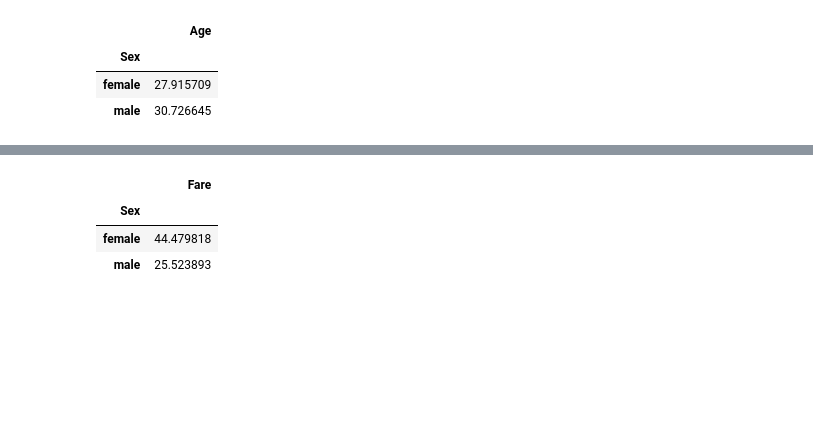
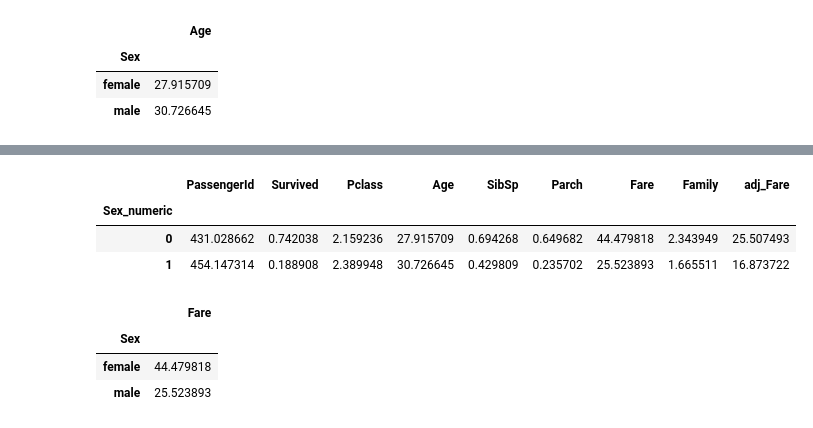
Before and after one commit to UICHEOL-HWANG/data_analysis, a Jupyter notebook: 데이터분석/데이터분석_02_pandas실습.ipynb, the cells around one changed output, grey strips where cells are left out. Saved outputs shown, nothing was run; the diff lists cells and outputs as text; code cells hidden in the pictures; blank space fills up the shorter version.

```diff
--- a/데이터분석/데이터분석_02_pandas실습.ipynb
+++ b/데이터분석/데이터분석_02_pandas실습.ipynb
@@ -603,0 +663,2 @@ data[["Sex","Age"]].groupby("Sex").mean()
+# %%
+data["Sex_numeric"] = data["Sex"].replace({"male":1,"female":0})
@@ -604,3 +681,10 @@ data[["Sex","Age"]].groupby("Sex").mean()
+# %%
+data.select_dtypes(exclude=object).groupby("Sex_numeric").mean()
+# %% [output]
+|  | PassengerId | Survived | Pclass | Age | SibSp | Parch | Fare | Family | adj_Fare |
+| Sex_numeric |  |  |  |  |  |  |  |  |  |
+| 0 | 431.028662 | 0.742038 | 2.159236 | 27.915709 | 0.694268 | 0.649682 | 44.479818 | 2.343949 | 25.507493 |
+| 1 | 454.147314 | 0.188908 | 2.389948 | 30.726645 | 0.429809 | 0.235702 | 25.523893 | 1.665511 | 16.873722 |
 # %%
 data.groupby("Sex")[["Fare"]].mean()
 # %% [output]
```
Also changed, not shown: parts of 7 cells of this notebook, 2 other files.
